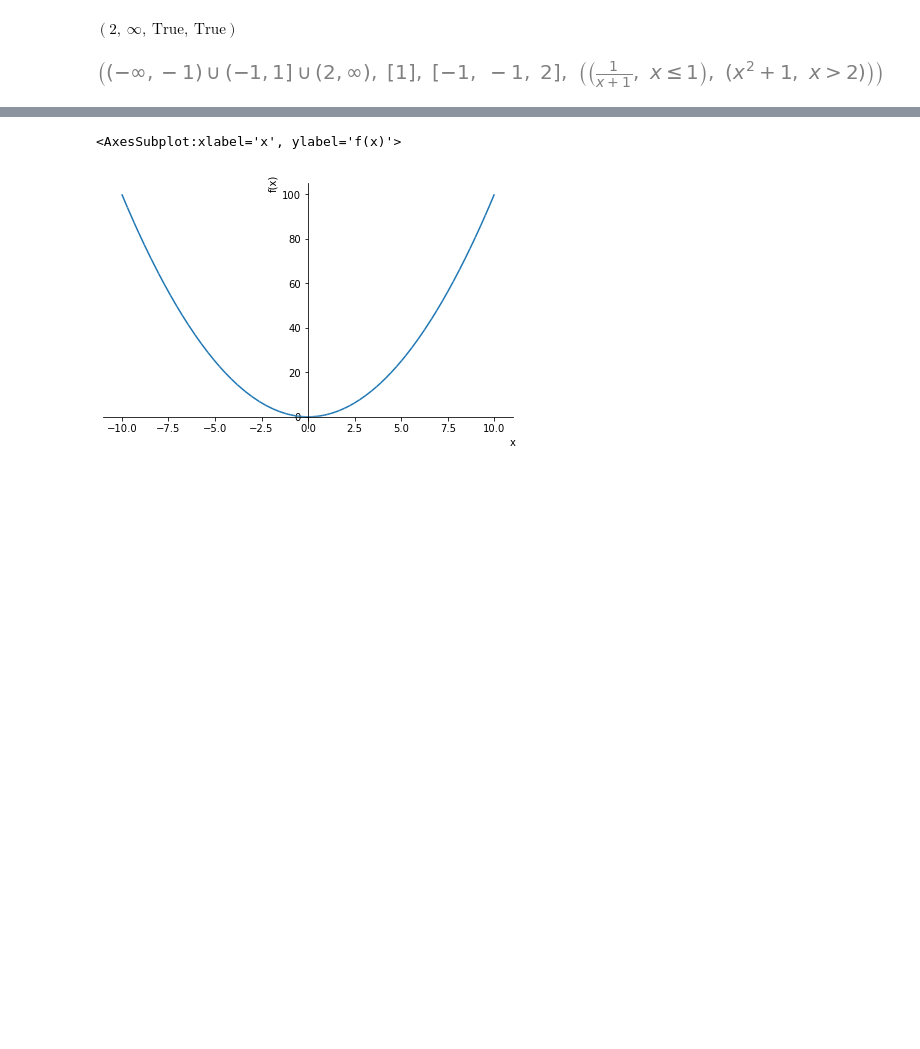
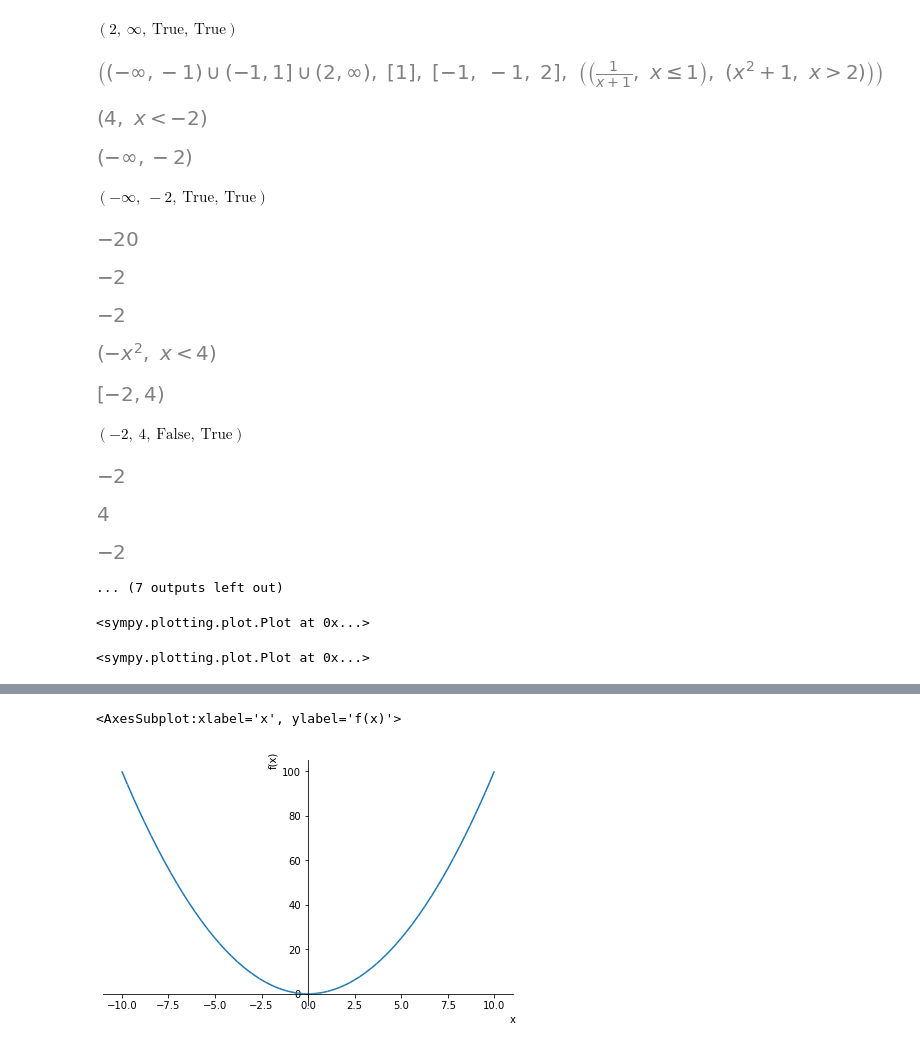
Before and after one commit to crdguez/mat4ac, a Jupyter notebook: notebooks/16-funciones.ipynb, the cells around one changed output, grey strips where cells are left out. Drawn from its saved outputs; the diff is of its cells as text; code cells hidden in the pictures; blank space fills up the shorter version.

```diff
--- a/notebooks/16-funciones.ipynb
+++ b/notebooks/16-funciones.ipynb
@@ -208,48 +208,81 @@ $\displaystyle \left( -1, \  1, \  \text{True}, \  \text{False}\right)$
 $\displaystyle \left( 2, \  \infty, \  \text{True}, \  \text{True}\right)$
 [figure]
 # %%
-f=Piecewise((2*x-3,x<=1),((x-3)**2,x>3))
+f=Piecewise((4,x<-2),(-x**2,x<4),(2*x-3,x>=4))
+# f=Piecewise((4,x<-2),(2*x-3,x>=4))
 
 # Para que salga bien hay que dejar el matplolib offline
 
 
 
 def grafica_funcion_trozos(f):
 
     cerrados, abiertos, cerrados_imagen, abiertos_imagen = [],[],[],[]
+    sz=20
+    conj_ant=EmptySet
+    p=plot(x,(x,0,0),show=False)
+    for t in f.args:
+        display(t.args)
+#         display(t.args[1].as_set().args)
+        actual=S.Reals if t.args[1]==True else t.args[1].as_set()
+        conj=Complement(actual,conj_ant)
+        display(conj)
+        display(conj.args)
+        ini = conj.args[0] if conj.args[0] != -oo else -sz
+        fin = conj.args[1] if conj.args[1] != +oo else sz
+        display(ini,fin)
+        p.extend(plot(t.args[0],(x,ini,fin),show=False))
+        for j in range(2):
+            if abs(conj.args[j]) != oo :
+                if conj.args[j+2] :
+                    abiertos.append(conj.args[j])
+                    abiertos_imagen.append(t.args[0].subs(x,conj.args[j]))
+                    display(conj.args[j])
+                else :
+                    cerrados.append(conj.args[j])
+                    cerrados_imagen.append(t.args[0].subs(x,conj.args[j]))
+                    display(conj.args[j])
 
-    for t in f.args:
-    #     display(t.args)
-    #     display(t.args[1].as_set().args)
-        for j in range(2):
-            if abs(t.args[1].as_set().args[j]) != oo :
-                if t.args[1].as_set().args[j+2] :
-                    cerrados.append(t.args[1].as_set().args[j])
-                    cerrados_imagen.append(t.args[0].subs(x,t.args[1].as_set().args[j]))
-#                     display(t.args[1].as_set().args[j])
-                else :
-                    abiertos.append(t.args[1].as_set().args[j])
-                    abiertos_imagen.append(t.args[0].subs(x,t.args[1].as_set().args[j]))
-#                     display(t.args[1].as_set().args[j])
+        conj_ant=t.args[1].as_set()
 
     abiertos, abiertos_imagen, cerrados, cerrados_imagen
 
-    p=plot(f)
-    # p=plot_implicit(Eq(y,x**2))
+    p.show()
+#     p.append(f.args[1][0])
+#     p.show()
     fg = p._backend.fig
     ax = p._backend.ax
-    # ax.set_xlim(min(min(abiertos),min(cerrados))-5,max(max(abiertos),max(cerrados))+5)
-    # ax[0].set_xlim(min(min(abiertos),min(cerrados))-5,max(max(abiertos),max(cerrados))+5)
-    # ax.set_ylim(min(min(abiertos_imagen),min(cerrados_imagen))-5,max(max(abiertos_imagen),max(cerrados_imagen))+5)
-    sz=10
+
     ax[0].set_xlim(-sz,sz)
     ax[0].set_ylim(-sz,sz)
     ax[0].set_aspect('equal')
     plt.scatter([abiertos],[abiertos_imagen],edgecolors='blue',facecolors='white')
     plt.scatter([cerrados],[cerrados_imagen],edgecolors='blue',facecolors='blue')
     plt.grid(True)
 
     return f, fg
 
 fg = grafica_funcion_trozos(f)[1]
 fg.savefig('prueba.pgf')
+# %% [output]
+[figure, added]
+[figure, added]
+$\displaystyle \left( -\infty, \  -2, \  \text{True}, \  \text{True}\right)$
+[figure, added]
+[figure, added]
+[figure, added]
+[figure, added]
+[figure, added]
+$\displaystyle \left( -2, \  4, \  \text{False}, \  \text{True}\right)$
+[figure, added]
+[figure, added]
+[figure, added]
+... (7 outputs left out)
+# %%
+plot(1,(x,0,0),show=False)
+# %% [output]
+<sympy.plotting.plot.Plot at 0x...>
+# %%
+plot(f)
+# %% [output]
+<sympy.plotting.plot.Plot at 0x...>
```
Also changed, not shown: parts of 1 cell of this notebook, 9 other files.
